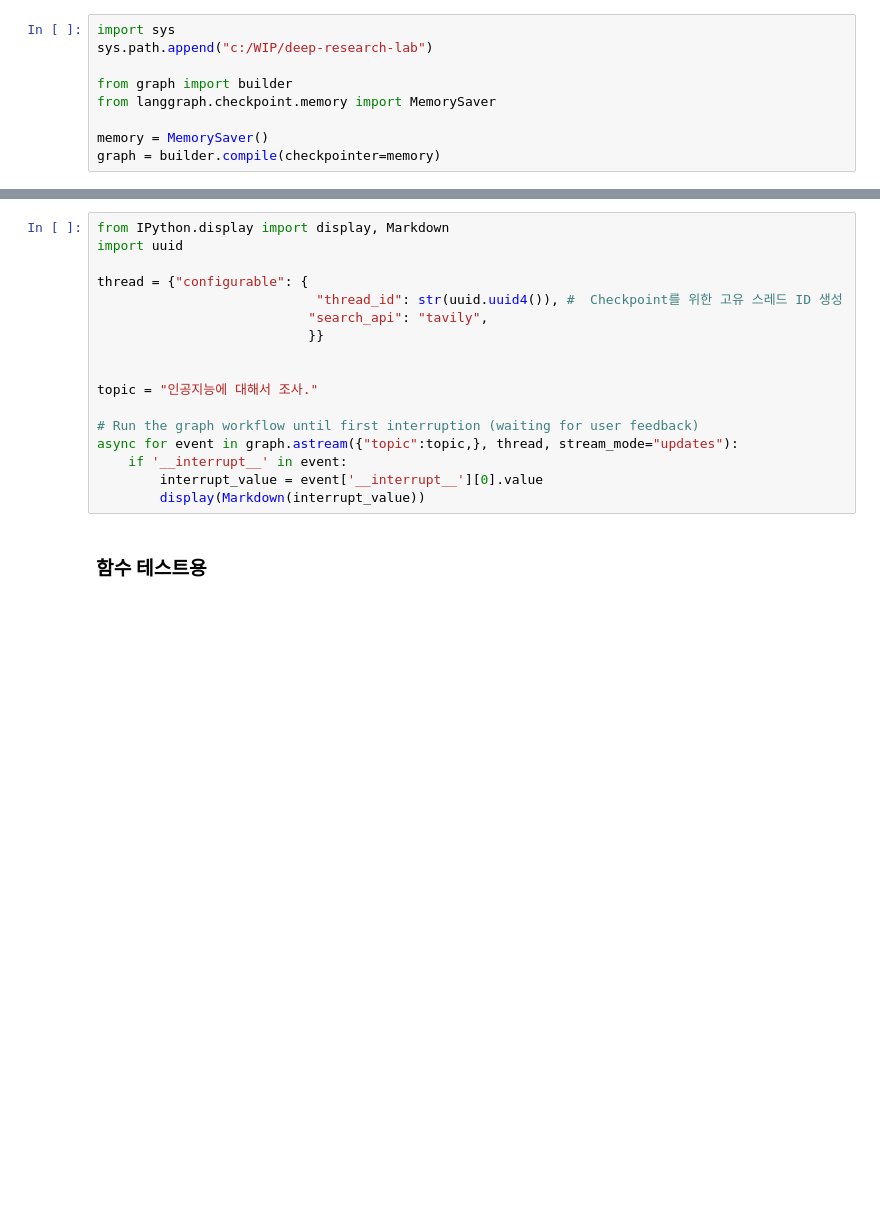
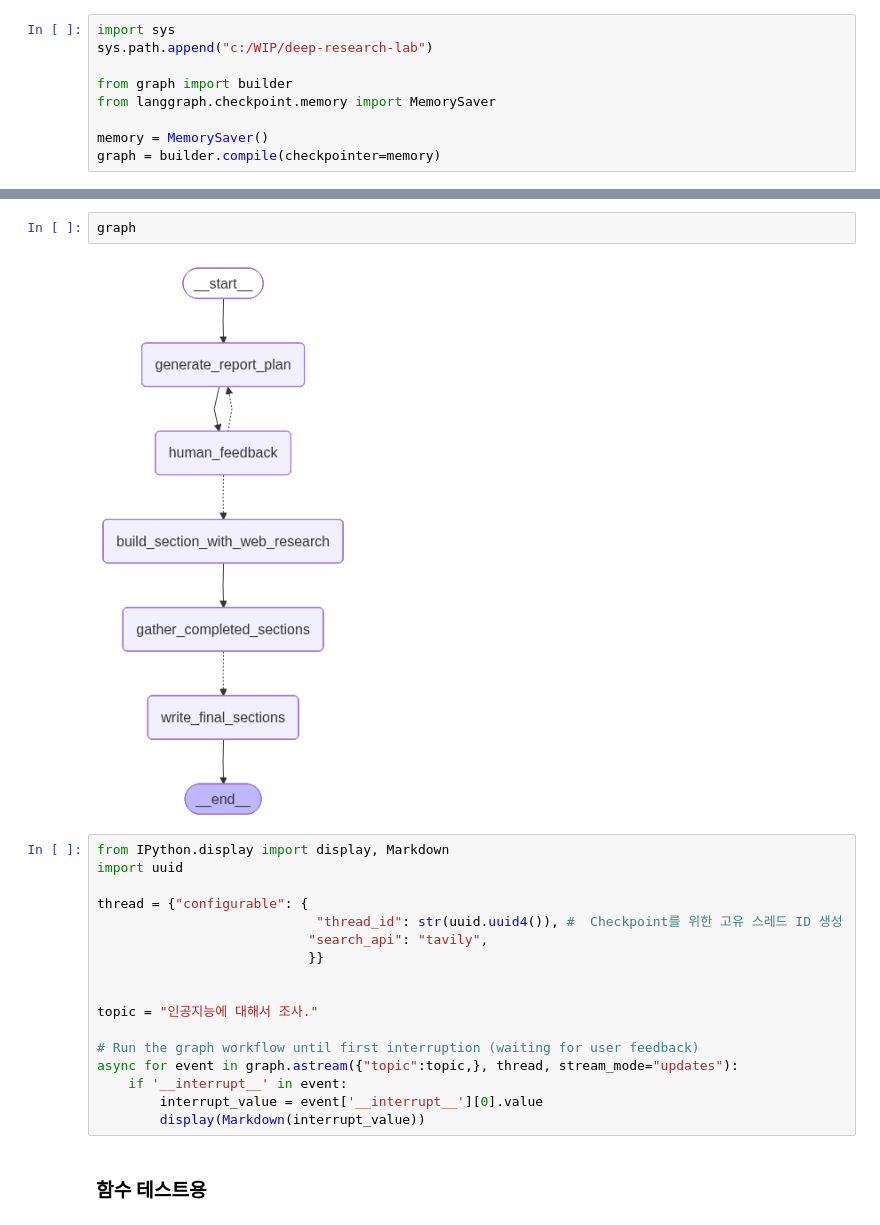
Before and after one commit to ghminx/deep-research-lab, a Jupyter notebook: src/Legacy_Workflow/run_workflow.ipynb, the cells around one changed output, grey strips where cells are left out. Cells and saved outputs as stored; diff of their text form; blank space fills up the shorter version.

```diff
--- a/src/Legacy_Workflow/run_workflow.ipynb
+++ b/src/Legacy_Workflow/run_workflow.ipynb
@@ -14,3 +20,7 @@ graph = builder.compile(checkpointer=memory)
+# %%
+graph
+# %% [output]
+[figure, added]
 # %%
 from IPython.display import display, Markdown
 import uuid
```
Also changed, not shown: parts of 9 cells of this notebook, 4 other files.
